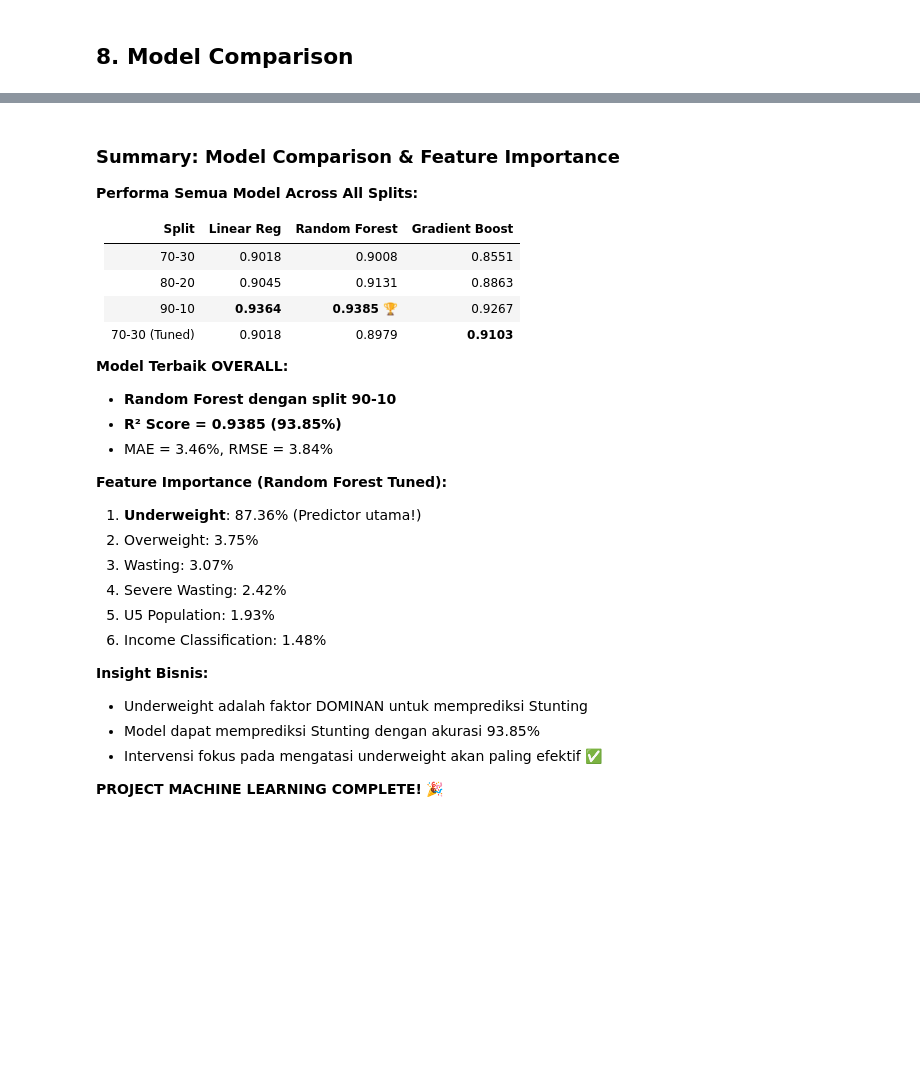
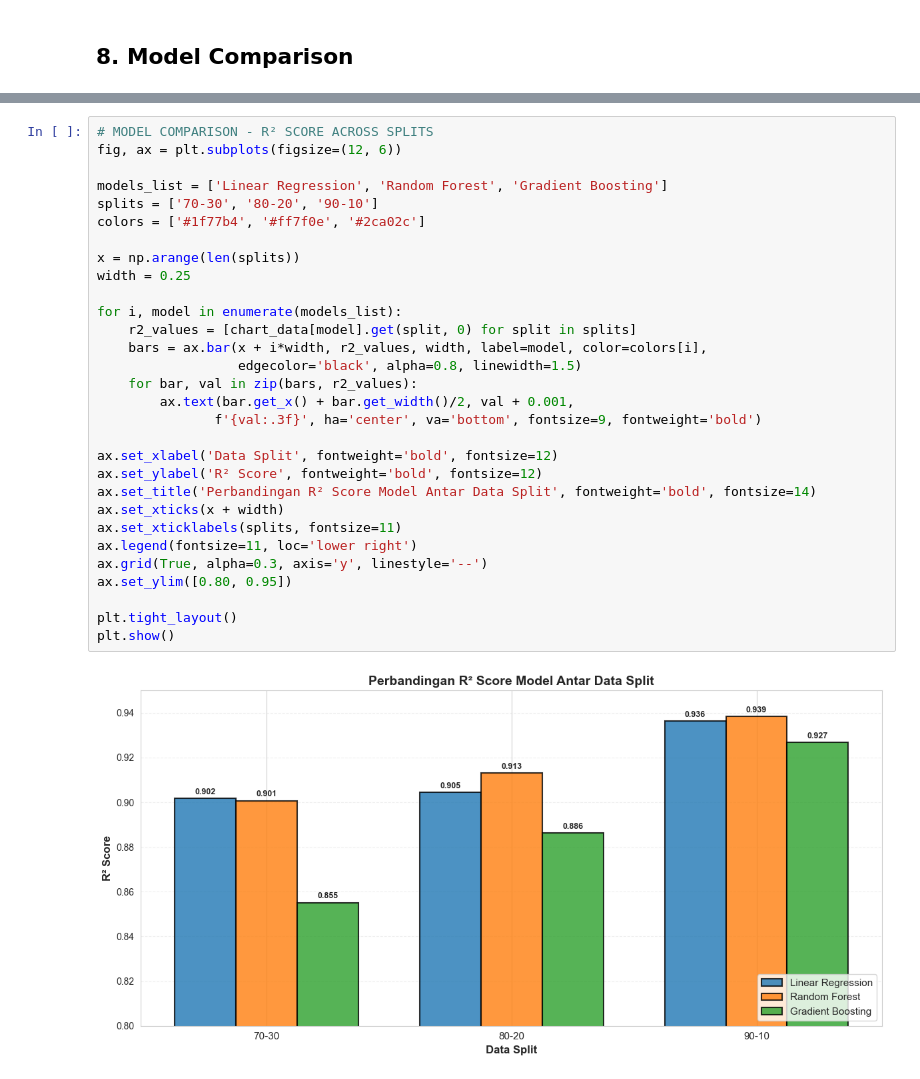
Before and after one commit to rafiufajar/uts-machine-learning, a Jupyter notebook: rafiufajar.ipynb, the cells around one changed output, grey strips where cells are left out. Saved outputs shown, nothing was run; the diff lists cells and outputs as text; blank space fills up the shorter version.

```diff
--- a/rafiufajar.ipynb
+++ b/rafiufajar.ipynb
@@ -1066,31 +787,32 @@ PROJECT MACHINE LEARNING SELESAI!
-# %% [markdown]
-### Summary: Model Comparison & Feature Importance
-
-**Performa Semua Model Across All Splits:**
-
-| Split | Linear Reg | Random Forest | Gradient Boost |
-|-------|-----------|--------------|-----------------|
-| 70-30 | 0.9018 | 0.9008 | 0.8551 |
-| 80-20 | 0.9045 | 0.9131 | 0.8863 |
-| 90-10 | **0.9364** | **0.9385** 🏆 | 0.9267 |
-| 70-30 (Tuned) | 0.9018 | 0.8979 | **0.9103** |
-
-**Model Terbaik OVERALL:**
-- **Random Forest dengan split 90-10**
-- **R² Score = 0.9385 (93.85%)**
-- MAE = 3.46%, RMSE = 3.84%
-
-**Feature Importance (Random Forest Tuned):**
-1. **Underweight**: 87.36% (Predictor utama!)
-2. Overweight: 3.75%
-3. Wasting: 3.07%
-4. Severe Wasting: 2.42%
-5. U5 Population: 1.93%
-6. Income Classification: 1.48%
-
-**Insight Bisnis:**
-- Underweight adalah faktor DOMINAN untuk memprediksi Stunting
-- Model dapat memprediksi Stunting dengan akurasi 93.85%
-- Intervensi fokus pada mengatasi underweight akan paling efektif ✅
-
-**PROJECT MACHINE LEARNING COMPLETE!** 🎉
+# %%
+# MODEL COMPARISON - R² SCORE ACROSS SPLITS
+fig, ax = plt.subplots(figsize=(12, 6))
+
+models_list = ['Linear Regression', 'Random Forest', 'Gradient Boosting']
+splits = ['70-30', '80-20', '90-10']
+colors = ['#1f77b4', '#ff7f0e', '#2ca02c']
+
+x = np.arange(len(splits))
+width = 0.25
+
+for i, model in enumerate(models_list):
+    r2_values = [chart_data[model].get(split, 0) for split in splits]
+    bars = ax.bar(x + i*width, r2_values, width, label=model, color=colors[i],
+                  edgecolor='black', alpha=0.8, linewidth=1.5)
+    for bar, val in zip(bars, r2_values):
+        ax.text(bar.get_x() + bar.get_width()/2, val + 0.001,
+               f'{val:.3f}', ha='center', va='bottom', fontsize=9, fontweight='bold')
+
+ax.set_xlabel('Data Split', fontweight='bold', fontsize=12)
+ax.set_ylabel('R² Score', fontweight='bold', fontsize=12)
+ax.set_title('Perbandingan R² Score Model Antar Data Split', fontweight='bold', fontsize=14)
+ax.set_xticks(x + width)
+ax.set_xticklabels(splits, fontsize=11)
+ax.legend(fontsize=11, loc='lower right')
+ax.grid(True, alpha=0.3, axis='y', linestyle='--')
+ax.set_ylim([0.80, 0.95])
+
+plt.tight_layout()
+plt.show()
+# %% [output]
+[figure, added]
```
Also changed, not shown: parts of 22 cells of this notebook.
